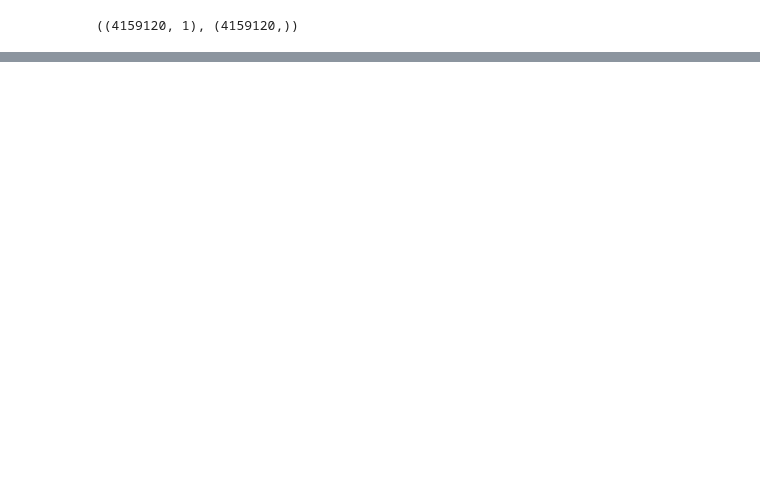
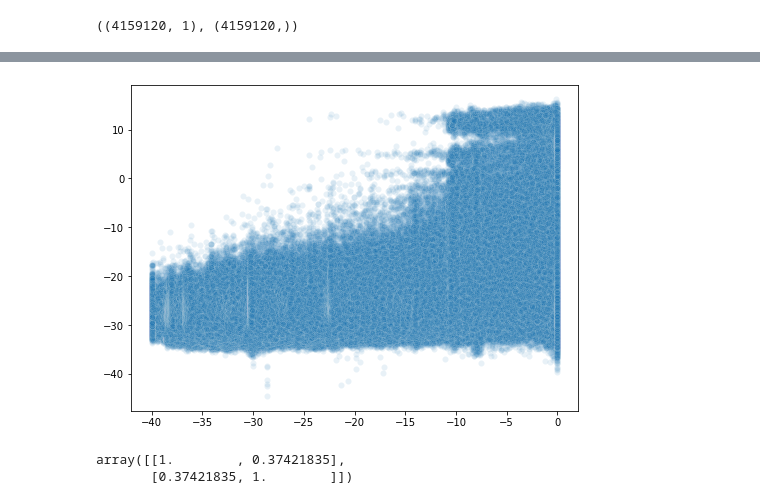
Before and after one commit to WalternativE/evaluation-preprocessing-methods-sentinel2-ml-based-bathymetry-estimation, a Jupyter notebook: notebooks/02__naive_stumpf_log_regression.ipynb, the cells around one changed output, grey strips where cells are left out. Cells and saved outputs as stored; diff of their text form; code cells hidden in the pictures; blank space fills up the shorter version.

```diff
--- a/notebooks/02__naive_stumpf_log_regression.ipynb
+++ b/notebooks/02__naive_stumpf_log_regression.ipynb
@@ -198,0 +215,11 @@ plt.show()
+# %%
+fig, ax = plt.subplots(figsize=(8, 6))
+sns.scatterplot(x=y_all, y=y_hat_all, alpha=0.1, ax=ax)
+plt.show()
+# %% [output]
+[figure, added]
+# %%
+np.corrcoef(y_all, y_hat_all)
+# %% [output]
+array([[1.        , 0.37421835],
+       [0.37421835, 1.        ]])
```
Also changed, not shown: parts of 12 cells of this notebook.
